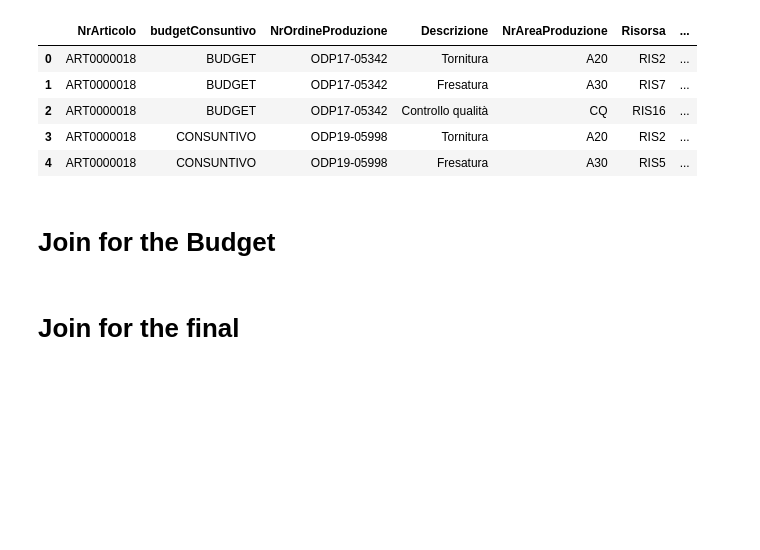
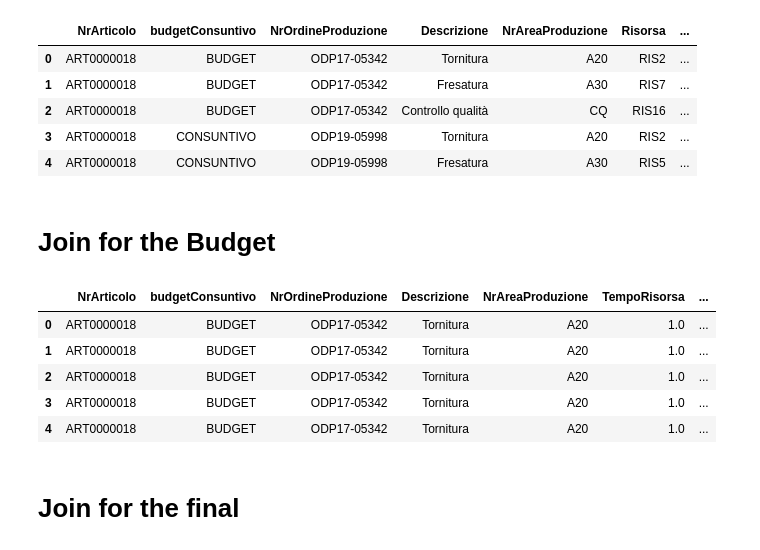
Before and after one commit to VinciGit00/SCGProject, a Jupyter notebook: Datasets/DataElaboration/CompleTable.ipynb, the cells around one changed output. Drawn from its saved outputs; the diff is of its cells as text; code cells hidden in the pictures; blank space fills up the shorter version.

```diff
--- a/Datasets/DataElaboration/CompleTable.ipynb
+++ b/Datasets/DataElaboration/CompleTable.ipynb
@@ -180,16 +204,25 @@ dfImpiegoRisorse.head()
 # %% [markdown]
 # Join for the Budget
 # %%
-#RIPRENDERE DA QUI IN POI MARCO
-
 a = sqldf("SELECT * FROM dfImpiegoRisorse WHERE budgetConsuntivo = 'BUDGET'")
 
 b = sqldf("SELECT * FROM dfConsumi WHERE budget = 'BUDGET'")
 
-dfCostoOrario
+tot = sqldf("SELECT * FROM a AS a join b AS b ON a.NrArticolo = b.NrArticolo")
 
-tot = sqldf("SELECT * FROM ")
+totBudget = sqldf("SELECT * FROM tot AS t JOIN dfConsuntivo AS c on t.Risorsa = c.Risorsa")
 
-tot.head()
+
+del totBudget["budget"]
+del totBudget["NrDocumento"]
+del totBudget["Risorsa"]
+totBudget.head()
+# %% [output]
+|  | NrArticolo | budgetConsuntivo | NrOrdineProduzione | Descrizione | NrAreaProduzione | TempoRisorsa | ... |
+| 0 | ART0000018 | BUDGET | ODP17-05342 | Tornitura | A20 | 1.0 | ... |
+| 1 | ART0000018 | BUDGET | ODP17-05342 | Tornitura | A20 | 1.0 | ... |
+| 2 | ART0000018 | BUDGET | ODP17-05342 | Tornitura | A20 | 1.0 | ... |
+| 3 | ART0000018 | BUDGET | ODP17-05342 | Tornitura | A20 | 1.0 | ... |
+| 4 | ART0000018 | BUDGET | ODP17-05342 | Tornitura | A20 | 1.0 | ... |
 # %% [markdown]
 # Join for the final
```
Also changed, not shown: parts of 7 cells of this notebook, 3 other files.
